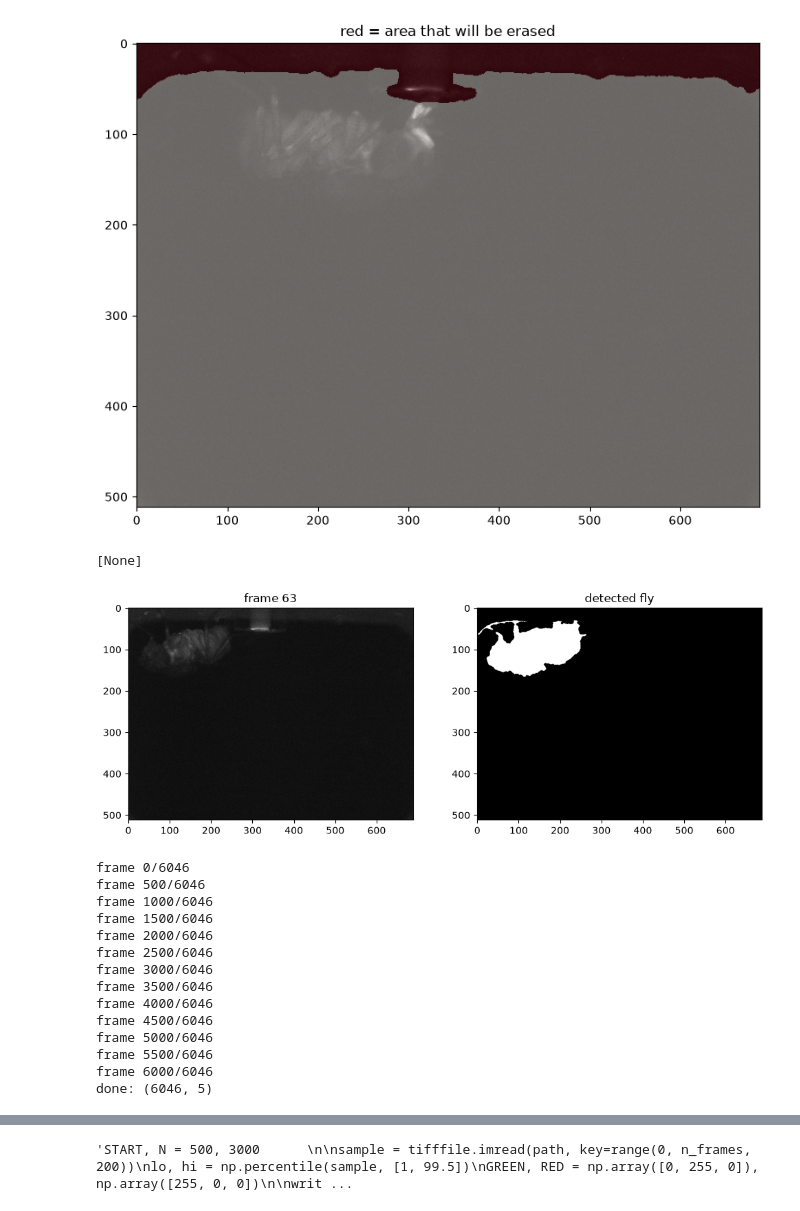
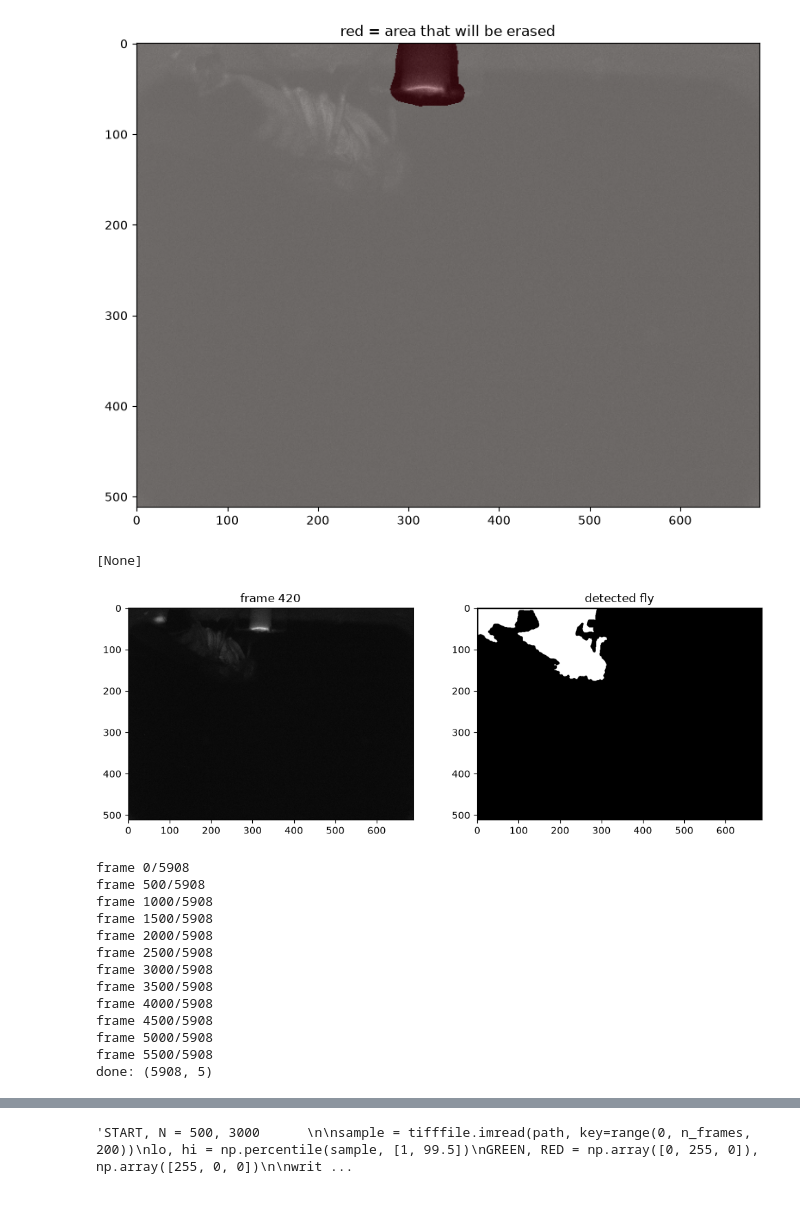
Before and after one commit to mywwyx26/computer-vision-project, a Jupyter notebook: trackfly.ipynb, the cells around one changed output, grey strips where cells are left out. Drawn from its saved outputs; the diff is of its cells as text; code cells hidden in the pictures.

```diff
--- a/trackfly.ipynb
+++ b/trackfly.ipynb
@@ -40,5 +45,5 @@ Files list:
 # %%
-filename = "20250511_1_MMStack_Default_0.ome.tif"   # change filename as needed
+filename = "20250511_2_MMStack_Default_2.ome.tif"   # change filename as needed
 temp_dir = "temp"                                      # everything made locally goes here; delete this folder when done
 bucket_path = f"cv-project-storage/inputs/{filename}"      # no gs:// prefix
 local_path = f"{temp_dir}/{filename}"
@@ -74,30 +80,30 @@ frame shape: (512, 688) uint16
 # %%
-# getting rid of the slot at the top: find it in 25 frames spread across the video and vote
-idx = np.linspace(0, n_frames - 1, 25, dtype=int)
+# getting rid of the slot at the top: find it in 50 frames spread across the video and vote
+idx = np.linspace(0, n_frames - 1, 50, dtype=int)
 sample_frames = tifffile.imread(path, key=idx.tolist())
 
 votes = np.zeros(sample_frames.shape[1:], np.float32)
 for fr in sample_frames:
     ref = gaussian(fr.astype(np.float32), sigma=SIGMA)
     lab = label(ref > threshold_otsu(ref))
     biggest = max(regionprops(lab), key=lambda r: r.area)
     votes += (lab == biggest.label)
 
 slot = votes / len(sample_frames) > 0.5     # part of the slot in most frames
 slot = binary_dilation(slot, disk(SLOT_GROW))       # grow it so the edges are fully covered
 
 show = sample_frames[len(sample_frames) // 2]
 plt.figure(figsize=(10, 7))
 plt.imshow(show, cmap="gray")
 plt.imshow(slot, cmap="Reds", alpha=0.4)    # slot mask overlaid in red
 plt.title("red = area that will be erased")
 plt.show()
 
 np.save(f"{temp_dir}/slot_mask.npy", slot)              # save it so you can reload later
 stem = filename.replace(".ome.tif", "")
 fs.put(f"{temp_dir}/slot_mask.npy", f"cv-project-storage/outputs/{stem}_slot_mask.npy")
 # %% [output]
-[figure, old version]
+[figure, new version]
 [None]
 # %%
 def fly_mask(frame, slot=slot, k=5):
@@ -121,7 +127,7 @@ ax[0].imshow(frame, cmap="gray"); ax[0].set_title(f"frame {i}")
 ax[1].imshow(mask, cmap="gray");  ax[1].set_title("detected fly")
 plt.show()
 # %% [output]
-[figure, old version]
+[figure, new version]
 # %%
 def fly_mask_safe(frame):
     try:
@@ -172,20 +178,19 @@ np.savez(f"{temp_dir}/features.npz", feats=feats, iou=iou)   # save so you don't
 fs.put(f"{temp_dir}/features.npz", f"cv-project-storage/outputs/{stem}_features.npz")
 print("done:", feats.shape)
 # %% [output]
-frame 0/6046
-frame 500/6046
-frame 1000/6046
-frame 1500/6046
-frame 2000/6046
-frame 2500/6046
-frame 3000/6046
-frame 3500/6046
-frame 4000/6046
-frame 4500/6046
-frame 5000/6046
-frame 5500/6046
-frame 6000/6046
-done: (6046, 5)
+frame 0/5908
+frame 500/5908
+frame 1000/5908
+frame 1500/5908
+frame 2000/5908
+frame 2500/5908
+frame 3000/5908
+frame 3500/5908
+frame 4000/5908
+frame 4500/5908
+frame 5000/5908
+frame 5500/5908
+done: (5908, 5)
 # %%
 SMOOTH_S    = 3     # smooth features over this many seconds
 N_COMP      = 3     # 3 = only the biggest-change group counts as moving; 2 = more sensitive
```
Also changed, not shown: parts of 6 cells of this notebook, 1 other file.
